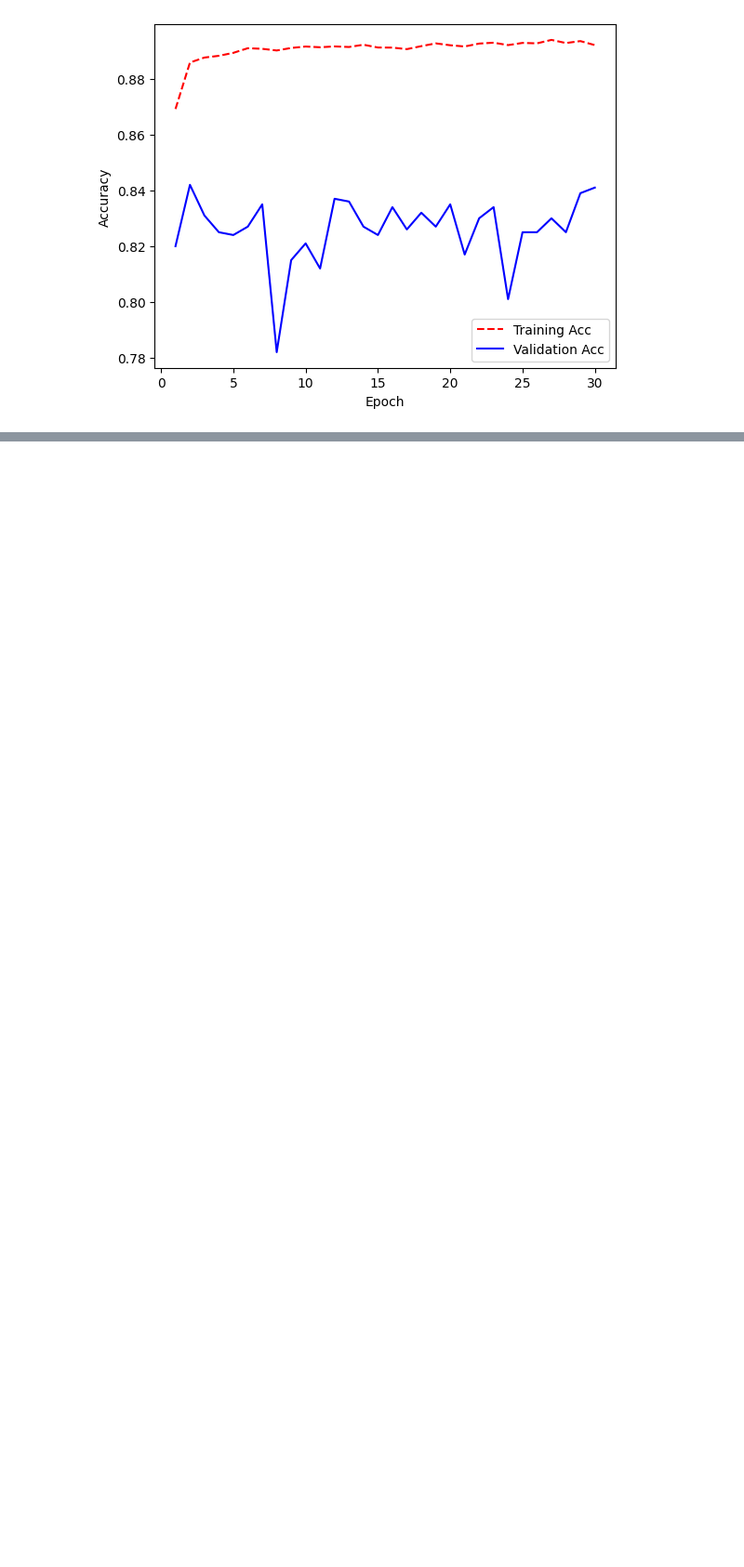
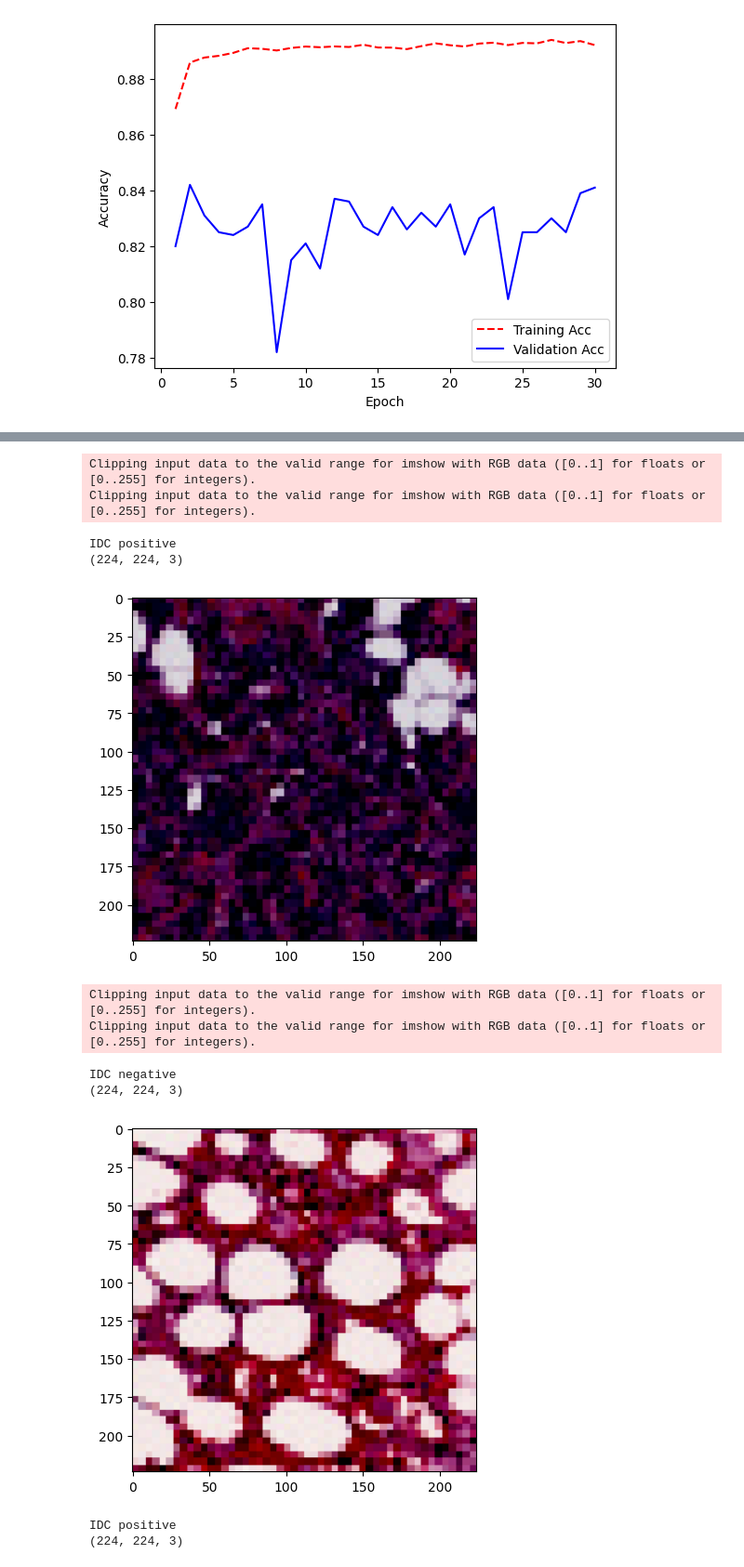
Before and after one commit to Seif-Sallam/BreastCancerDetection, a Jupyter notebook: FinalNotebook.ipynb, the cells around one changed output, grey strips where cells are left out. Shown at 93% size. Drawn from its saved outputs; the diff is of its cells as text; code cells hidden in the pictures; blank space fills up the shorter version.

```diff
--- a/FinalNotebook.ipynb
+++ b/FinalNotebook.ipynb
@@ -43,7 +43,7 @@ os.chdir(current_dir)
 
 ###### Mostly, taken from the other author's notebook. ######
 
-all_images_dir = 'all_images_dir'
+all_images_dir = 'all_images_dir_AUG'
 os.chdir('./breast-histopathology-images/')
 # copies all images from their seperate folders into the same
 # folder called all_images_dir
@@ -368,9 +428,9 @@ Test Positive: 2839
 # %%
 from tensorflow.keras.preprocessing.image import ImageDataGenerator
 
-train_path = 'train_dir'
-valid_path = 'val_dir'
-test_path = 'test_dir'
+train_path = 'train_dir_AUG'
+valid_path = 'val_dir_AUG'
+test_path = 'test_dir_AUG'
 
 num_train_samples = len(df_train)
 num_val_samples = len(df_val)
@@ -384,7 +444,7 @@ val_steps = np.ceil(num_val_samples / val_batch_size)
 datagen = ImageDataGenerator(preprocessing_function=keras.applications.inception_v3.preprocess_input,
                              horizontal_flip=True,
                              vertical_flip=True)
-image_size=224
+image_size=100
 
 train_batches_bench = datagen.flow_from_directory(train_path,
                                                   target_size=(image_size, image_size),
@@ -514,0 +609,9 @@ plt.show()
+# %%
+from sklearn.metrics import classification_report
+report = classification_report(y_true=y_true, y_pred=y_pred, target_names=['negative', 'positive'])
+
+f = open("../testOutput_AUG.txt", "a")
+f.write(f'REPORT:\n {report}\n')
+f.close()
+
+print(report)
@@ -514,0 +627,42 @@ plt.show()
+# %%
+x, y = valid_batches_bench.next()
+
+for i in range(1,10):
+
+  image = x[i]
+  label = y[i]
+  f = open("../testOutput_AUG.txt", "a")
+  if np.argmax(label, axis=0) == 0:
+      print('IDC negative')
+      f.write(f'IDC negative\n')
+  if np.argmax(label, axis=0) == 1:
+    print('IDC positive')
+    f.write(f'IDC positive\n')
+
+#   print(image.shape)
+#   prob = model.predict(image)
+#   for a in prob:
+#     for b in a:
+#       print(f'Predicted Negative Probability: {(b*100):1.2f}%')
+#       print(f'Predicted Positive Probability: {(1-b)*100:1.2f}%')
+#       f.write(f'Predicted Negative Probability: {(b*100):1.2f}%\n')
+#       f.write(f'Predicted Positive Probability: {(1-b)*100:1.2f}%\n')
+#       break
+
+  plt.imshow(image)
+#   f.write(image)
+  plt.show()
+  f.close()
+# %% [output]
+Clipping input data to the valid range for imshow with RGB data ([0..1] for floats or [0..255] for integers).
+Clipping input data to the valid range for imshow with RGB data ([0..1] for floats or [0..255] for integers).
+IDC positive
+(224, 224, 3)
+[figure, added]
+Clipping input data to the valid range for imshow with RGB data ([0..1] for floats or [0..255] for integers).
+Clipping input data to the valid range for imshow with RGB data ([0..1] for floats or [0..255] for integers).
+IDC negative
+(224, 224, 3)
+[figure, added]
+IDC positive
+(224, 224, 3)
```
Also changed, not shown: parts of 17 cells of this notebook.
